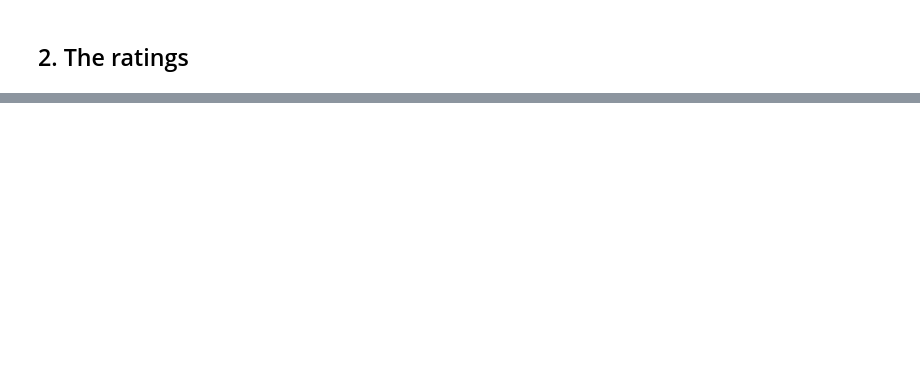
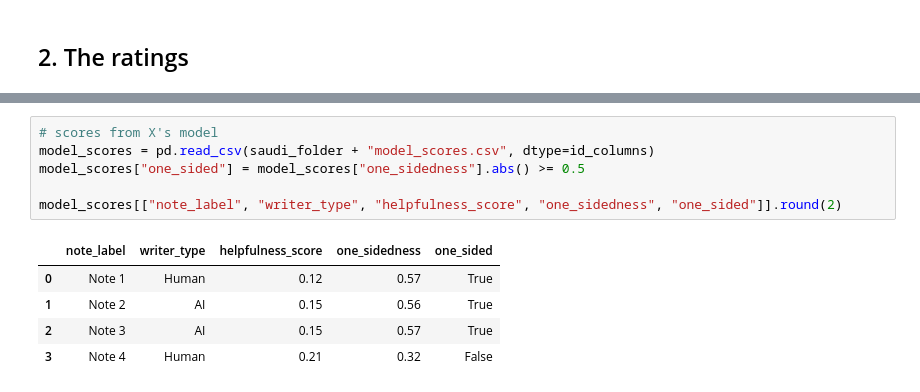
Before and after one commit to Dhanush-0017/community-notes, a Jupyter notebook: saudi_summary.ipynb, the cells around one changed output, grey strips where cells are left out. Drawn from its saved outputs; the diff is of its cells as text; blank space fills up the shorter version.

```diff
--- a/saudi_summary.ipynb
+++ b/saudi_summary.ipynb
@@ -234,0 +306,12 @@ Note: my scores use one month of data, so they are lower than X's. Compare the n
+# %%
+# scores from X's model
+model_scores = pd.read_csv(saudi_folder + "model_scores.csv", dtype=id_columns)
+model_scores["one_sided"] = model_scores["one_sidedness"].abs() >= 0.5
+
+model_scores[["note_label", "writer_type", "helpfulness_score", "one_sidedness", "one_sided"]].round(2)
+# %% [output]
+|  | note_label | writer_type | helpfulness_score | one_sidedness | one_sided |
+| 0 | Note 1 | Human | 0.12 | 0.57 | True |
+| 1 | Note 2 | AI | 0.15 | 0.56 | True |
+| 2 | Note 3 | AI | 0.15 | 0.57 | True |
+| 3 | Note 4 | Human | 0.21 | 0.32 | False |
```
Also changed, not shown: parts of 58 cells of this notebook, 3 other files.
